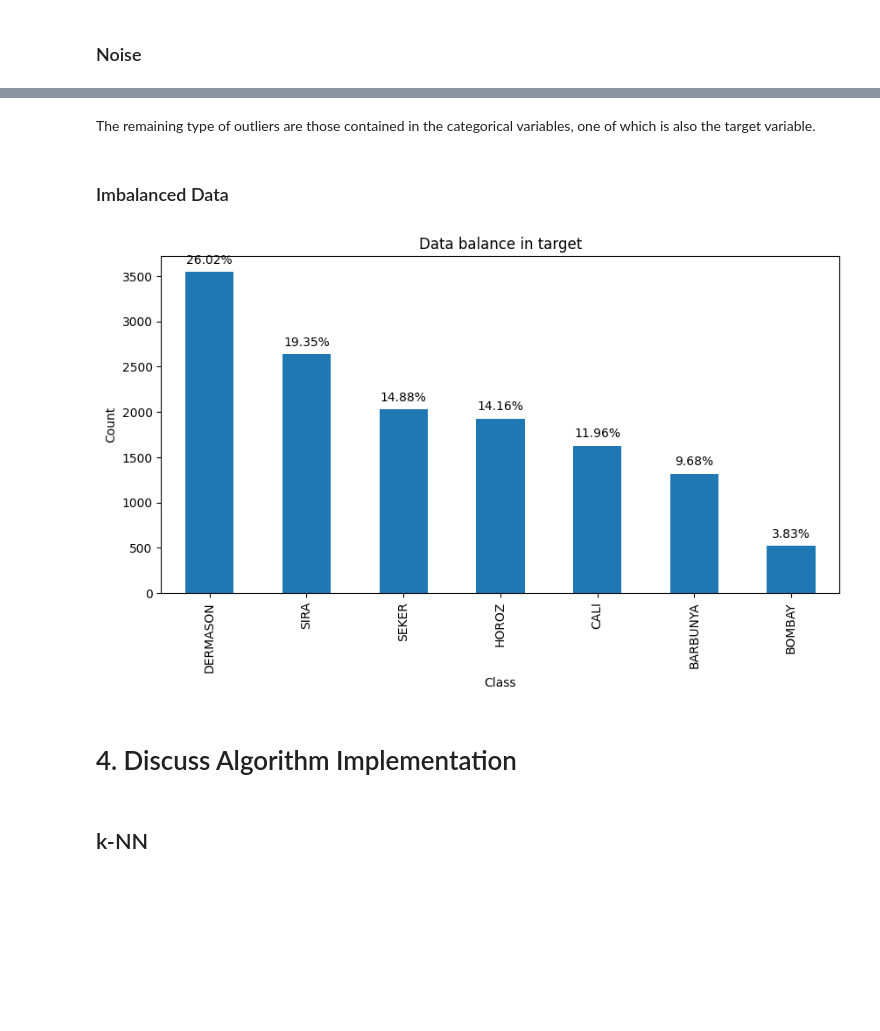
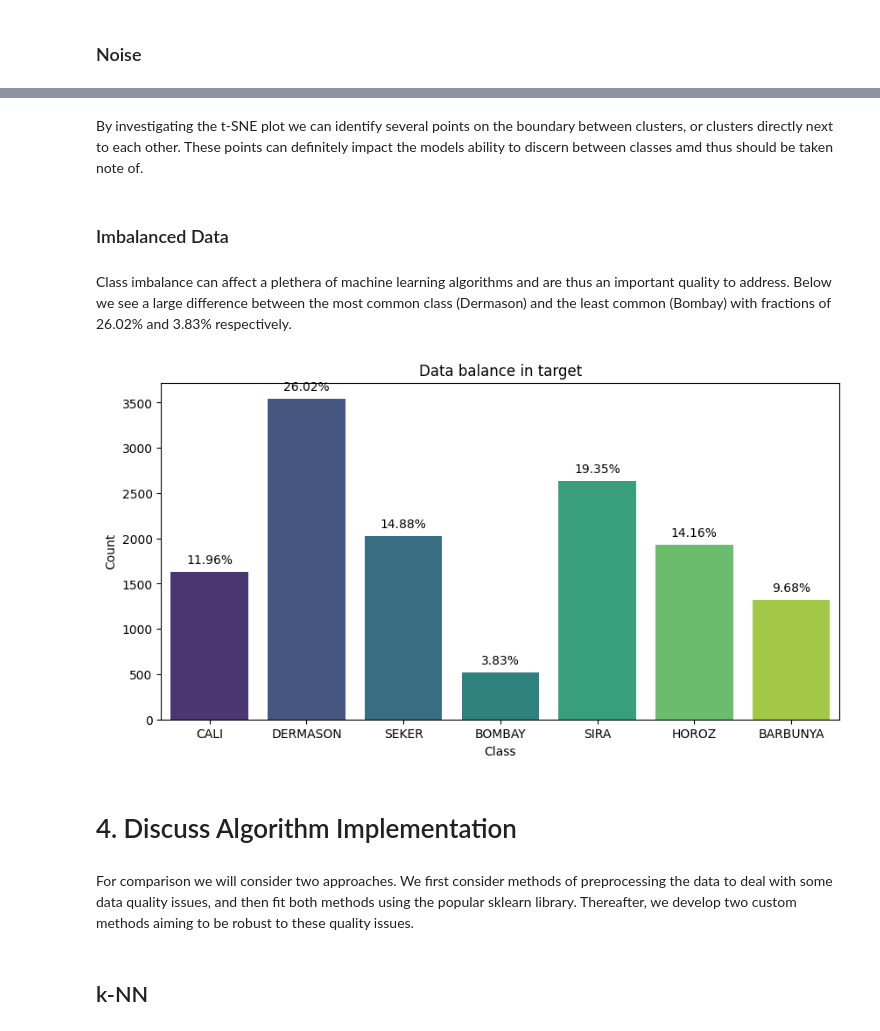
Before and after one commit to MaxiMillionare/ML-Assignment-1, a Jupyter notebook: assignment_1.ipynb, the cells around one changed output, grey strips where cells are left out. Drawn from its saved outputs; the diff is of its cells as text; code cells hidden in the pictures; blank space fills up the shorter version.

Commit message:
Finished all modeling, preprocessing and supplementary texts.

```diff
--- a/assignment_1.ipynb
+++ b/assignment_1.ipynb
@@ -113,0 +126,8 @@ As can be seen from table \_\_\_ there are missing values present in 4 columns:
+# %%
+# Calculated derived
+df_fixed = df.copy()
+df_fixed['ExpectedEquivDiameter'] = np.sqrt((4 * df_fixed['Area']) / np.pi)
+incorrect_values = df_fixed[df_fixed['EquivDiameter'].round(4) != df_fixed['ExpectedEquivDiameter'].round(4)]
+print(incorrect_values[['Area', 'EquivDiameter', 'ExpectedEquivDiameter']])
+df_fixed['EquivDiameter'] = df_fixed['ExpectedEquivDiameter']
+df_fixed = df_fixed.drop(columns=['ExpectedEquivDiameter'])
@@ -170,2 +225,0 @@ df_outliers
-# %% [markdown]
-The remaining type of outliers are those contained in the categorical variables, one of which is also the target variable.
@@ -174,26 +226,33 @@ The remaining type of outliers are those contained in the categorical variables,
+# %% [markdown]
+By investigating the t-SNE plot we can identify several points on the boundary between clusters, or clusters directly next to each other. These points can definitely impact the models ability to discern between classes amd thus should be taken note of.
 # %% [markdown]
 ### Imbalanced Data
+# %% [markdown]
+Class imbalance can affect a plethera of machine learning algorithms and are thus an important quality to address. Below we see a large difference between the most common class (Dermason) and the least common (Bombay) with fractions of 26.02% and 3.83% respectively.
 # %%
-# View Data balance in target using bar plot
+import seaborn as sns
+import matplotlib.pyplot as plt
 
 # View Data balance in target using bar plot
 plt.figure(figsize=(10, 5))
-ax = df['Class'].value_counts().plot(kind='bar')
+ax = sns.countplot(x='Class', data=df_fixed, palette='viridis')
 plt.title('Data balance in target')
 plt.xlabel('Class')
 plt.ylabel('Count')
 
 # Calculate percentages
 total = len(df['Class'])
 for p in ax.patches:
     percentage = f'{100 * p.get_height() / total:.2f}%'
     ax.annotate(percentage, (p.get_x() + p.get_width() / 2., p.get_height()),
                 ha='center', va='center', xytext=(0, 10), textcoords='offset points')
 
 plt.show()
 # %% [output]
-[figure, old version]
+[figure, new version]
 # %% [markdown]
 # 4. Discuss Algorithm Implementation
+# %% [markdown]
+For comparison we will consider two approaches. We first consider methods of preprocessing the data to deal with some data quality issues, and then fit both methods using the popular sklearn library. Thereafter, we develop two custom methods aiming to be robust to these quality issues.
 # %% [markdown]
 ## k-NN
```
Also changed, not shown: parts of 54 cells of this notebook, 1 other file.
